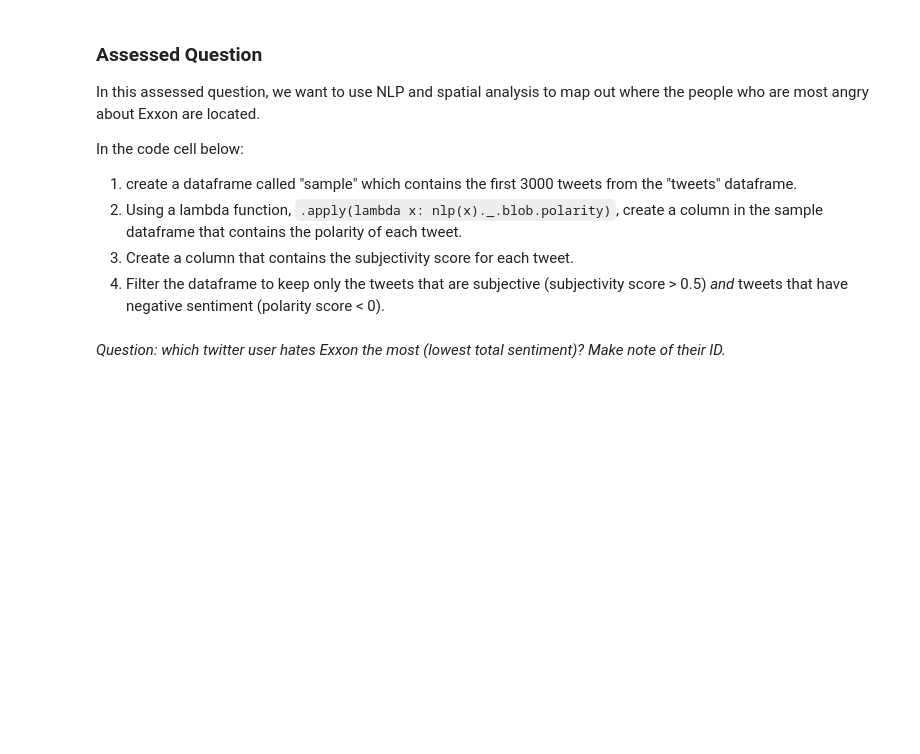
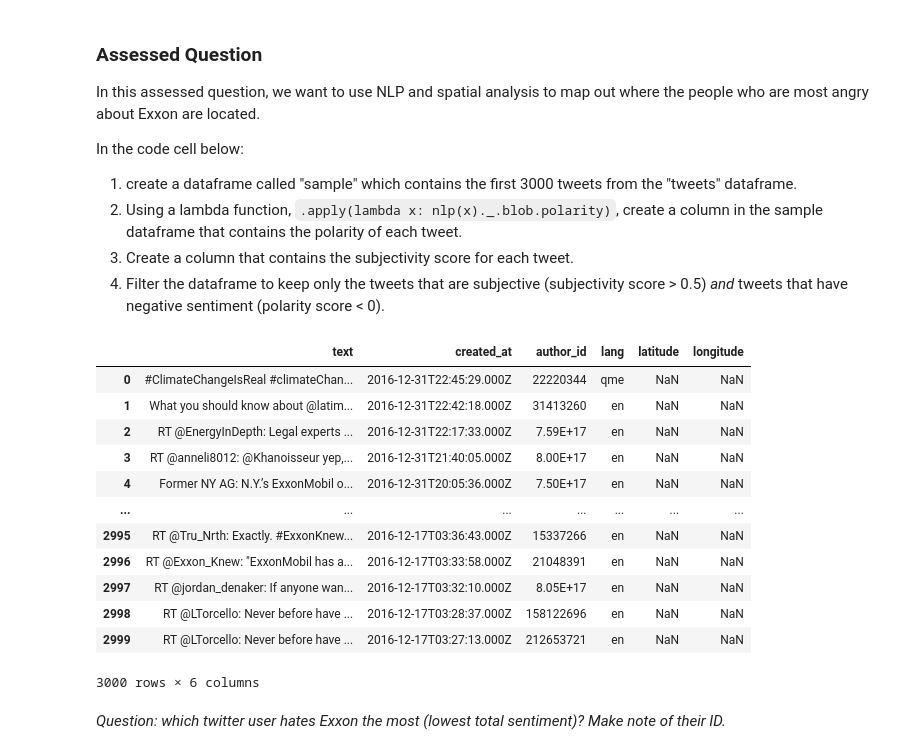
Before and after one commit to Feilusun/QM2, a Jupyter notebook: notebooks/W04. Natural Language Processing.ipynb, the cells around one changed output. Drawn from its saved outputs; the diff is of its cells as text; code cells hidden in the pictures; blank space fills up the shorter version.

```diff
--- a/notebooks/W04. Natural Language Processing.ipynb
+++ b/notebooks/W04. Natural Language Processing.ipynb
@@ -635,3 +635,23 @@ In the code cell below:
 2. Using a lambda function, `.apply(lambda x: nlp(x)._.blob.polarity)`, create a column in the sample dataframe that contains the polarity of each tweet.
 3. Create a column that contains the subjectivity score for each tweet.
 4. Filter the dataframe to keep only the tweets that are subjective (subjectivity score > 0.5) *and* tweets that have negative sentiment (polarity score < 0).
+# %%
+import pandas as pd
+
+tweets=pd.read_csv('https://storage.googleapis.com/qm2/wk4/Exxon_tweets_clean.csv')
+sample = tweets.head(3000)
+sample
+# %% [output]
+|  | text | created_at | author_id | lang | latitude | longitude |
+| 0 | #ClimateChangeIsReal #climateChan... | 2016-12-31T22:45:29.000Z | 22220344 | qme | NaN | NaN |
+| 1 | What you should know about @latim... | 2016-12-31T22:42:18.000Z | 31413260 | en | NaN | NaN |
+| 2 | RT @EnergyInDepth: Legal experts ... | 2016-12-31T22:17:33.000Z | 7.59E+17 | en | NaN | NaN |
+| 3 | RT @anneli8012: @Khanoisseur yep,... | 2016-12-31T21:40:05.000Z | 8.00E+17 | en | NaN | NaN |
+| 4 | Former NY AG: N.Y.’s ExxonMobil o... | 2016-12-31T20:05:36.000Z | 7.50E+17 | en | NaN | NaN |
+| ... | ... | ... | ... | ... | ... | ... |
+| 2995 | RT @Tru_Nrth: Exactly. #ExxonKnew... | 2016-12-17T03:36:43.000Z | 15337266 | en | NaN | NaN |
+| 2996 | RT @Exxon_Knew: "ExxonMobil has a... | 2016-12-17T03:33:58.000Z | 21048391 | en | NaN | NaN |
+| 2997 | RT @jordan_denaker: If anyone wan... | 2016-12-17T03:32:10.000Z | 8.05E+17 | en | NaN | NaN |
+| 2998 | RT @LTorcello: Never before have ... | 2016-12-17T03:28:37.000Z | 158122696 | en | NaN | NaN |
+| 2999 | RT @LTorcello: Never before have ... | 2016-12-17T03:27:13.000Z | 212653721 | en | NaN | NaN |
+3000 rows × 6 columns
```
Also changed, not shown: parts of 1 cell of this notebook.
